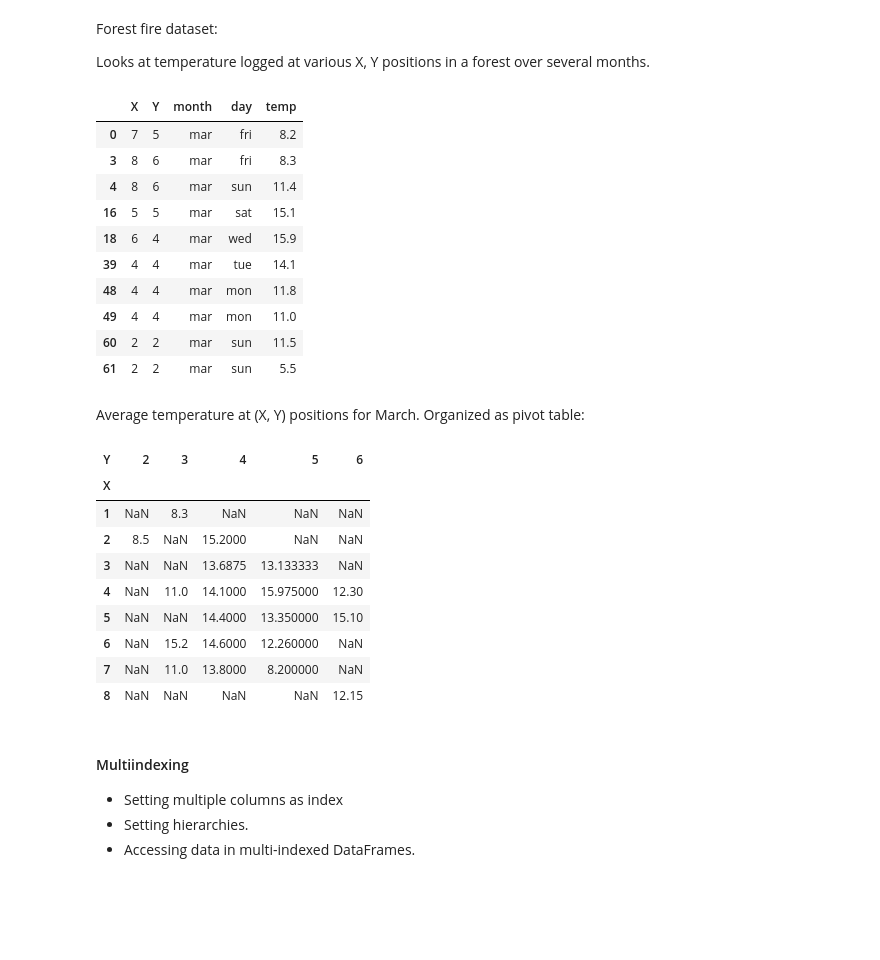
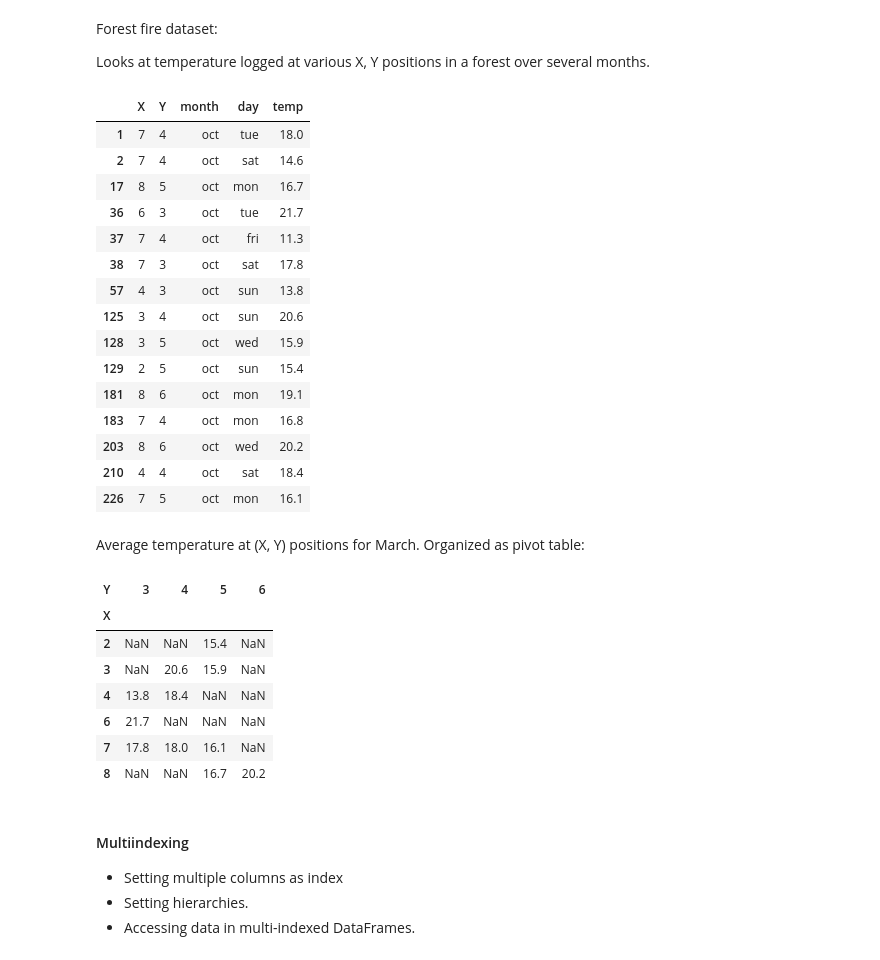
Before and after one commit to anubisftw/DSNYC103122, a Jupyter notebook: Phase1_Topic5_Pandas/Ph1_T5_5_Reshaping_the_data.ipynb, the cells around one changed output. Saved outputs shown, nothing was run; the diff lists cells and outputs as text; code cells hidden in the pictures; blank space fills up the shorter version.

```diff
--- a/Phase1_Topic5_Pandas/Ph1_T5_5_Reshaping_the_data.ipynb
+++ b/Phase1_Topic5_Pandas/Ph1_T5_5_Reshaping_the_data.ipynb
@@ -138,36 +138,39 @@ Forest fire dataset:
 Looks at temperature logged at various X, Y positions in a forest over several months.
 # %%
 forest_df = pd.read_csv('Data/forestfires.csv', usecols = ['X', 'Y', 'month', 'day', 'temp'])
-inamonth_df = forest_df[(forest_df['month'] == 'mar')]
+inamonth_df = forest_df[(forest_df['month'] == 'oct')]
 
-inamonth_df.head(10)
+inamonth_df.head(20)
 # %% [output]
 |  | X | Y | month | day | temp |
-| 0 | 7 | 5 | mar | fri | 8.2 |
-| 3 | 8 | 6 | mar | fri | 8.3 |
-| 4 | 8 | 6 | mar | sun | 11.4 |
-| 16 | 5 | 5 | mar | sat | 15.1 |
-| 18 | 6 | 4 | mar | wed | 15.9 |
-| 39 | 4 | 4 | mar | tue | 14.1 |
-| 48 | 4 | 4 | mar | mon | 11.8 |
-| 49 | 4 | 4 | mar | mon | 11.0 |
-| 60 | 2 | 2 | mar | sun | 11.5 |
-| 61 | 2 | 2 | mar | sun | 5.5 |
+| 1 | 7 | 4 | oct | tue | 18.0 |
+| 2 | 7 | 4 | oct | sat | 14.6 |
+| 17 | 8 | 5 | oct | mon | 16.7 |
+| 36 | 6 | 3 | oct | tue | 21.7 |
+| 37 | 7 | 4 | oct | fri | 11.3 |
+| 38 | 7 | 3 | oct | sat | 17.8 |
+| 57 | 4 | 3 | oct | sun | 13.8 |
+| 125 | 3 | 4 | oct | sun | 20.6 |
+| 128 | 3 | 5 | oct | wed | 15.9 |
+| 129 | 2 | 5 | oct | sun | 15.4 |
+| 181 | 8 | 6 | oct | mon | 19.1 |
+| 183 | 7 | 4 | oct | mon | 16.8 |
+| 203 | 8 | 6 | oct | wed | 20.2 |
+| 210 | 4 | 4 | oct | sat | 18.4 |
+| 226 | 7 | 5 | oct | mon | 16.1 |
 # %% [markdown]
 Average temperature at (X, Y) positions for March. Organized as pivot table:
 # %%
-inamonth_df.pivot_table(index = 'X', columns = 'Y', values = 'temp', aggfunc = 'mean')
+inamonth_df.pivot_table(index = 'X', columns = 'Y', values = 'temp', aggfunc = 'max')
 # %% [output]
-| Y | 2 | 3 | 4 | 5 | 6 |
-| X |  |  |  |  |  |
-| 1 | NaN | 8.3 | NaN | NaN | NaN |
-| 2 | 8.5 | NaN | 15.2000 | NaN | NaN |
-| 3 | NaN | NaN | 13.6875 | 13.133333 | NaN |
-| 4 | NaN | 11.0 | 14.1000 | 15.975000 | 12.30 |
-| 5 | NaN | NaN | 14.4000 | 13.350000 | 15.10 |
-| 6 | NaN | 15.2 | 14.6000 | 12.260000 | NaN |
-| 7 | NaN | 11.0 | 13.8000 | 8.200000 | NaN |
-| 8 | NaN | NaN | NaN | NaN | 12.15 |
+| Y | 3 | 4 | 5 | 6 |
+| X |  |  |  |  |
+| 2 | NaN | NaN | 15.4 | NaN |
+| 3 | NaN | 20.6 | 15.9 | NaN |
+| 4 | 13.8 | 18.4 | NaN | NaN |
+| 6 | 21.7 | NaN | NaN | NaN |
+| 7 | 17.8 | 18.0 | 16.1 | NaN |
+| 8 | NaN | NaN | 16.7 | 20.2 |
 # %% [markdown]
 #### Multiindexing
 - Setting multiple columns as index
```
Also changed, not shown: parts of 2 cells of this notebook.
